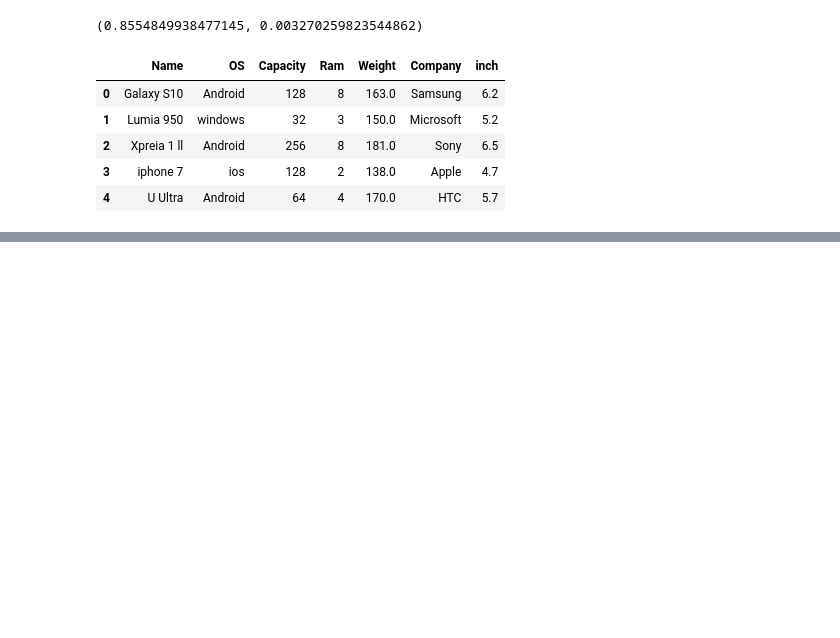
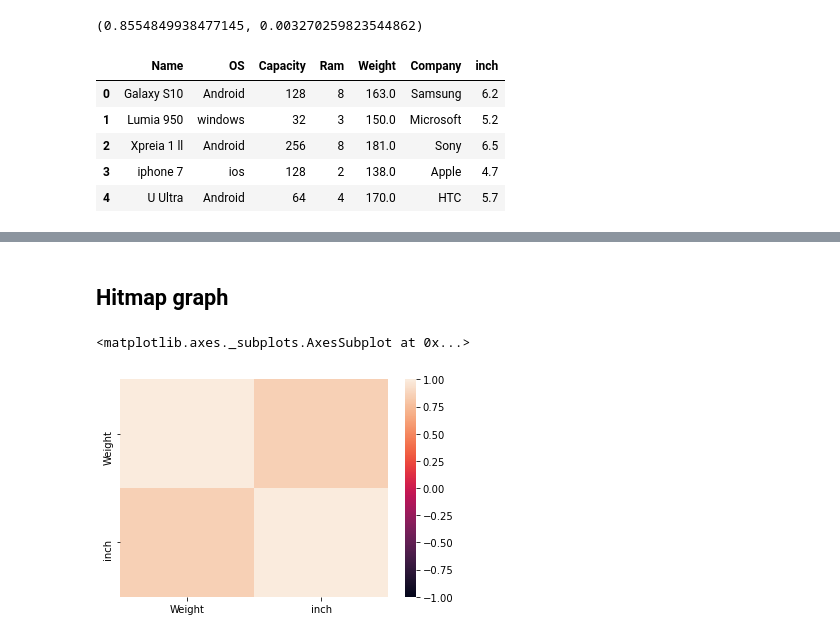
Before and after one commit to HasibullahAman/Preprocessing_DataSince, a Jupyter notebook: Statics/Statics.ipynb, the cells around one changed output, grey strips where cells are left out. Drawn from its saved outputs; the diff is of its cells as text; code cells hidden in the pictures; blank space fills up the shorter version.

```diff
--- a/Statics/Statics.ipynb
+++ b/Statics/Statics.ipynb
@@ -147,0 +135,7 @@ cor
+# %% [markdown]
+## Hitmap graph
+# %%
+sb.heatmap(cor,xticklabels=CO.columns,yticklabels=CO.columns,vmin=-1,vmax=1)
+# %% [output]
+<matplotlib.axes._subplots.AxesSubplot at 0x...>
+[figure, added]
```
Also changed, not shown: parts of 3 cells of this notebook.
